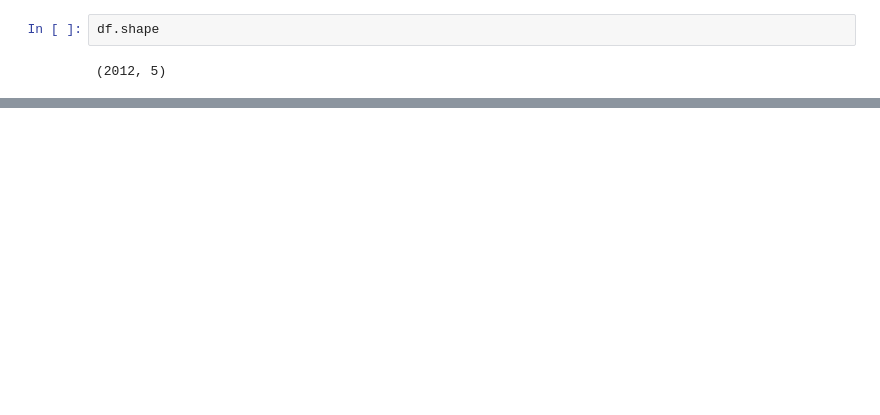
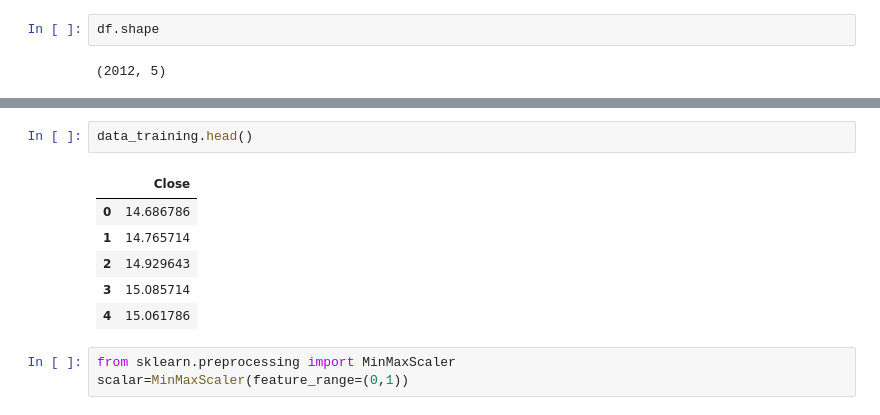
Before and after one commit to Underemployed/Python-Stock-Trend-Prediction, a Jupyter notebook: ue/underemployed/LTSM Model.ipynb, the cells around one changed output, grey strips where cells are left out. Drawn from its saved outputs; the diff is of its cells as text; blank space fills up the shorter version.

```diff
--- a/ue/underemployed/LTSM Model.ipynb
+++ b/ue/underemployed/LTSM Model.ipynb
@@ -128,0 +130,12 @@ Name: Close, Length: 2012, dtype: float64
+# %%
+data_training.head()
+# %% [output]
+|  | Close |
+| 0 | 14.686786 |
+| 1 | 14.765714 |
+| 2 | 14.929643 |
+| 3 | 15.085714 |
+| 4 | 15.061786 |
+# %%
+from sklearn.preprocessing import MinMaxScaler
+scalar=MinMaxScaler(feature_range=(0,1))
```
Also changed, not shown: parts of 9 cells of this notebook, 1 other file.
